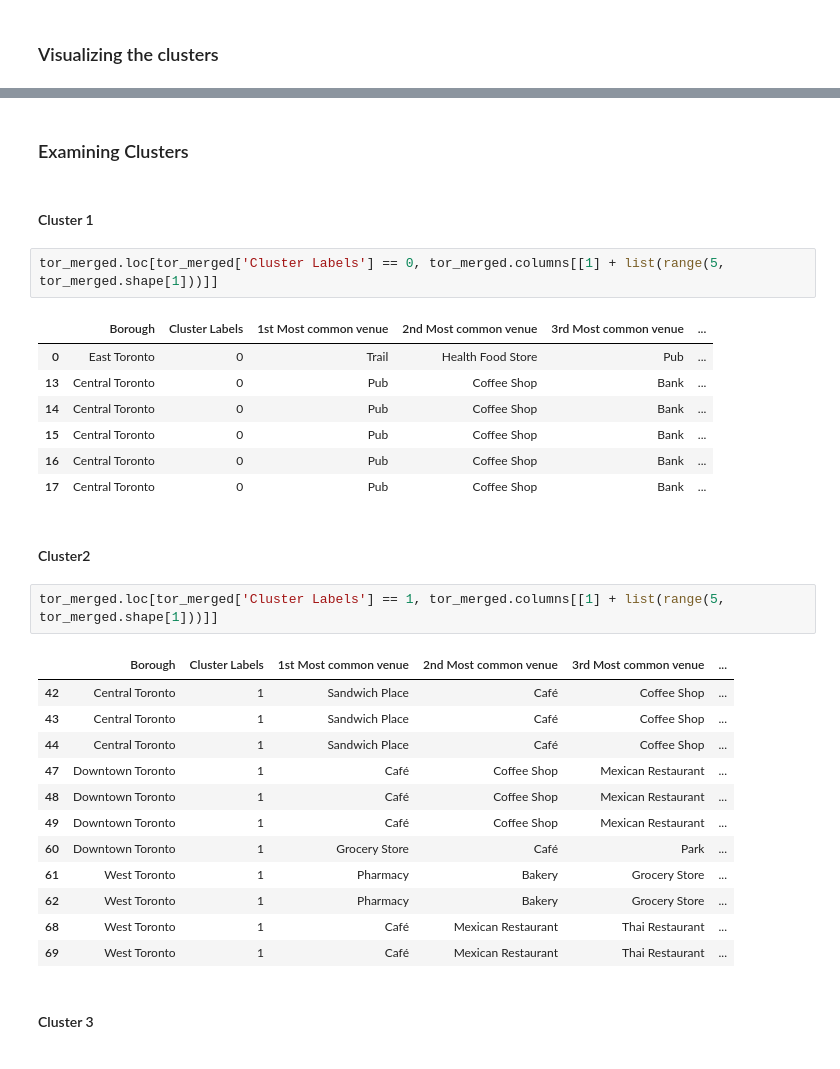
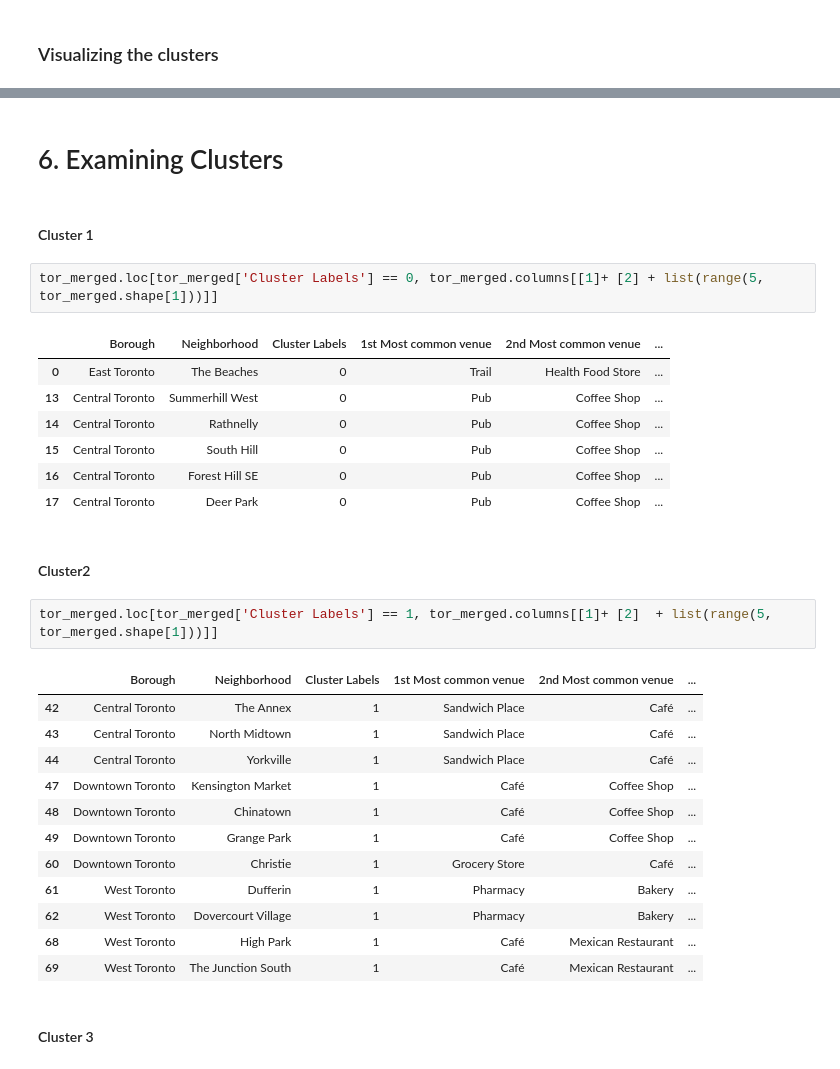
Before and after one commit to muneesar/coursera_capstone, a Jupyter notebook: Toronto_Neighborhoods_clustering_analysis.ipynb, the cells around one changed output, grey strips where cells are left out. Saved outputs shown, nothing was run; the diff lists cells and outputs as text.

```diff
--- a/Toronto_Neighborhoods_clustering_analysis.ipynb
+++ b/Toronto_Neighborhoods_clustering_analysis.ipynb
@@ -592,36 +596,36 @@ map_clusters
 # %% [output]
 [interactive output not drawn]
 # %% [markdown]
-### Examining Clusters
+# 6. Examining Clusters
 # %% [markdown]
 #### Cluster 1
 # %%
-tor_merged.loc[tor_merged['Cluster Labels'] == 0, tor_merged.columns[[1] + list(range(5, tor_merged.shape[1]))]]
+tor_merged.loc[tor_merged['Cluster Labels'] == 0, tor_merged.columns[[1]+ [2] + list(range(5, tor_merged.shape[1]))]]
 # %% [output]
-|  | Borough | Cluster Labels | 1st Most common venue | 2nd Most common venue | 3rd Most common venue | ... |
-| 0 | East Toronto | 0 | Trail | Health Food Store | Pub | ... |
-| 13 | Central Toronto | 0 | Pub | Coffee Shop | Bank | ... |
-| 14 | Central Toronto | 0 | Pub | Coffee Shop | Bank | ... |
-| 15 | Central Toronto | 0 | Pub | Coffee Shop | Bank | ... |
-| 16 | Central Toronto | 0 | Pub | Coffee Shop | Bank | ... |
-| 17 | Central Toronto | 0 | Pub | Coffee Shop | Bank | ... |
+|  | Borough | Neighborhood | Cluster Labels | 1st Most common venue | 2nd Most common venue | ... |
+| 0 | East Toronto | The Beaches | 0 | Trail | Health Food Store | ... |
+| 13 | Central Toronto | Summerhill West | 0 | Pub | Coffee Shop | ... |
+| 14 | Central Toronto | Rathnelly | 0 | Pub | Coffee Shop | ... |
+| 15 | Central Toronto | South Hill | 0 | Pub | Coffee Shop | ... |
+| 16 | Central Toronto | Forest Hill SE | 0 | Pub | Coffee Shop | ... |
+| 17 | Central Toronto | Deer Park | 0 | Pub | Coffee Shop | ... |
 # %% [markdown]
 #### Cluster2
 # %%
-tor_merged.loc[tor_merged['Cluster Labels'] == 1, tor_merged.columns[[1] + list(range(5, tor_merged.shape[1]))]]
+tor_merged.loc[tor_merged['Cluster Labels'] == 1, tor_merged.columns[[1]+ [2]  + list(range(5, tor_merged.shape[1]))]]
 # %% [output]
-|  | Borough | Cluster Labels | 1st Most common venue | 2nd Most common venue | 3rd Most common venue | ... |
-| 42 | Central Toronto | 1 | Sandwich Place | Café | Coffee Shop | ... |
-| 43 | Central Toronto | 1 | Sandwich Place | Café | Coffee Shop | ... |
-| 44 | Central Toronto | 1 | Sandwich Place | Café | Coffee Shop | ... |
-| 47 | Downtown Toronto | 1 | Café | Coffee Shop | Mexican Restaurant | ... |
-| 48 | Downtown Toronto | 1 | Café | Coffee Shop | Mexican Restaurant | ... |
-| 49 | Downtown Toronto | 1 | Café | Coffee Shop | Mexican Restaurant | ... |
-| 60 | Downtown Toronto | 1 | Grocery Store | Café | Park | ... |
-| 61 | West Toronto | 1 | Pharmacy | Bakery | Grocery Store | ... |
-| 62 | West Toronto | 1 | Pharmacy | Bakery | Grocery Store | ... |
-| 68 | West Toronto | 1 | Café | Mexican Restaurant | Thai Restaurant | ... |
-| 69 | West Toronto | 1 | Café | Mexican Restaurant | Thai Restaurant | ... |
+|  | Borough | Neighborhood | Cluster Labels | 1st Most common venue | 2nd Most common venue | ... |
+| 42 | Central Toronto | The Annex | 1 | Sandwich Place | Café | ... |
+| 43 | Central Toronto | North Midtown | 1 | Sandwich Place | Café | ... |
+| 44 | Central Toronto | Yorkville | 1 | Sandwich Place | Café | ... |
+| 47 | Downtown Toronto | Kensington Market | 1 | Café | Coffee Shop | ... |
+| 48 | Downtown Toronto | Chinatown | 1 | Café | Coffee Shop | ... |
+| 49 | Downtown Toronto | Grange Park | 1 | Café | Coffee Shop | ... |
+| 60 | Downtown Toronto | Christie | 1 | Grocery Store | Café | ... |
+| 61 | West Toronto | Dufferin | 1 | Pharmacy | Bakery | ... |
+| 62 | West Toronto | Dovercourt Village | 1 | Pharmacy | Bakery | ... |
+| 68 | West Toronto | High Park | 1 | Café | Mexican Restaurant | ... |
+| 69 | West Toronto | The Junction South | 1 | Café | Mexican Restaurant | ... |
 # %% [markdown]
 #### Cluster 3
 # %%
```
Also changed, not shown: parts of 11 cells of this notebook.
